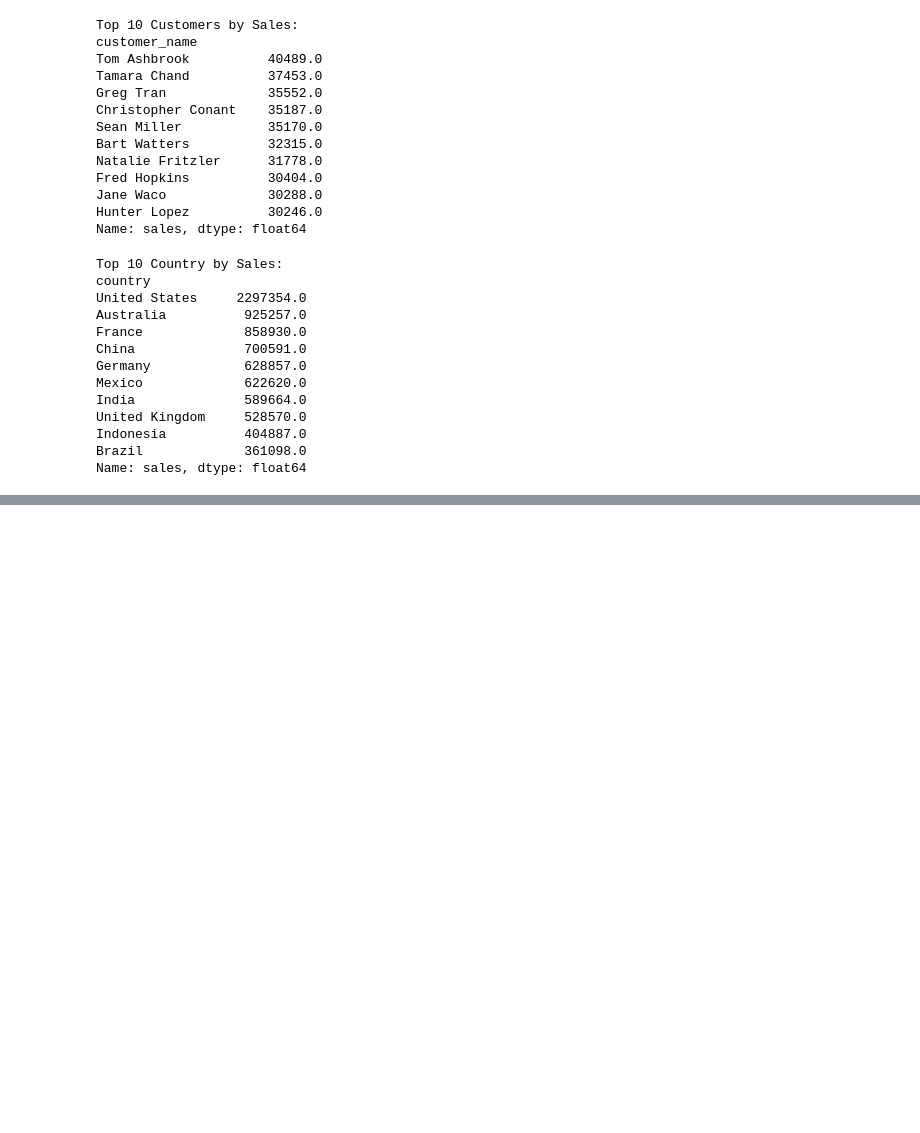
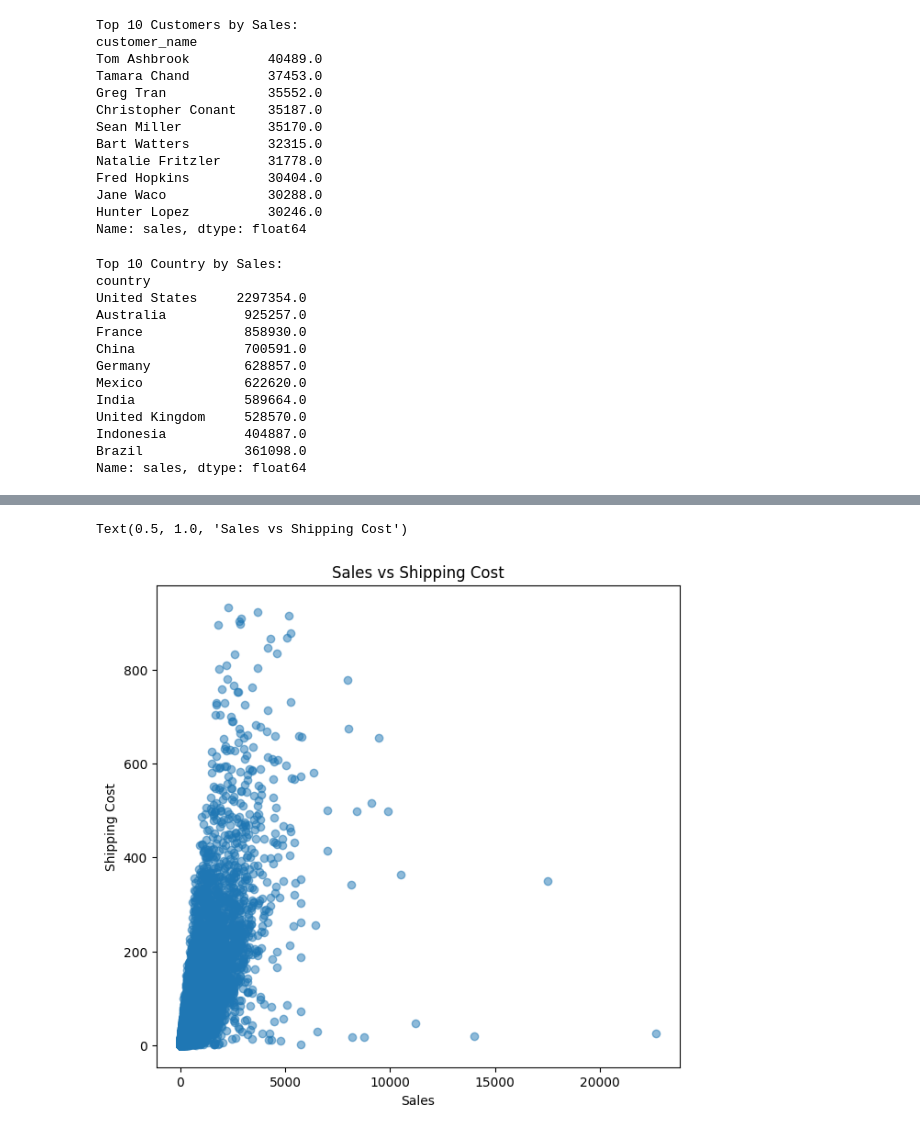
Before and after one commit to HimashMadushanka/Sales_Performance_Analysis, a Jupyter notebook: notebook/Sales_Performance_Analysis.ipynb, the cells around one changed output, grey strips where cells are left out. Cells and saved outputs as stored; diff of their text form; code cells hidden in the pictures; blank space fills up the shorter version.

```diff
--- a/notebook/Sales_Performance_Analysis.ipynb
+++ b/notebook/Sales_Performance_Analysis.ipynb
@@ -285,0 +338,11 @@ Name: sales, dtype: float64
+# %%
+plt.figure(figsize=(25, 15))
+
+plt.subplot(2, 3, 4)
+plt.scatter(df['sales'], df['shipping_cost'], alpha=0.5)
+plt.xlabel('Sales')
+plt.ylabel('Shipping Cost')
+plt.title('Sales vs Shipping Cost')
+# %% [output]
+Text(0.5, 1.0, 'Sales vs Shipping Cost')
+[figure, added]
```
Also changed, not shown: parts of 7 cells of this notebook.
